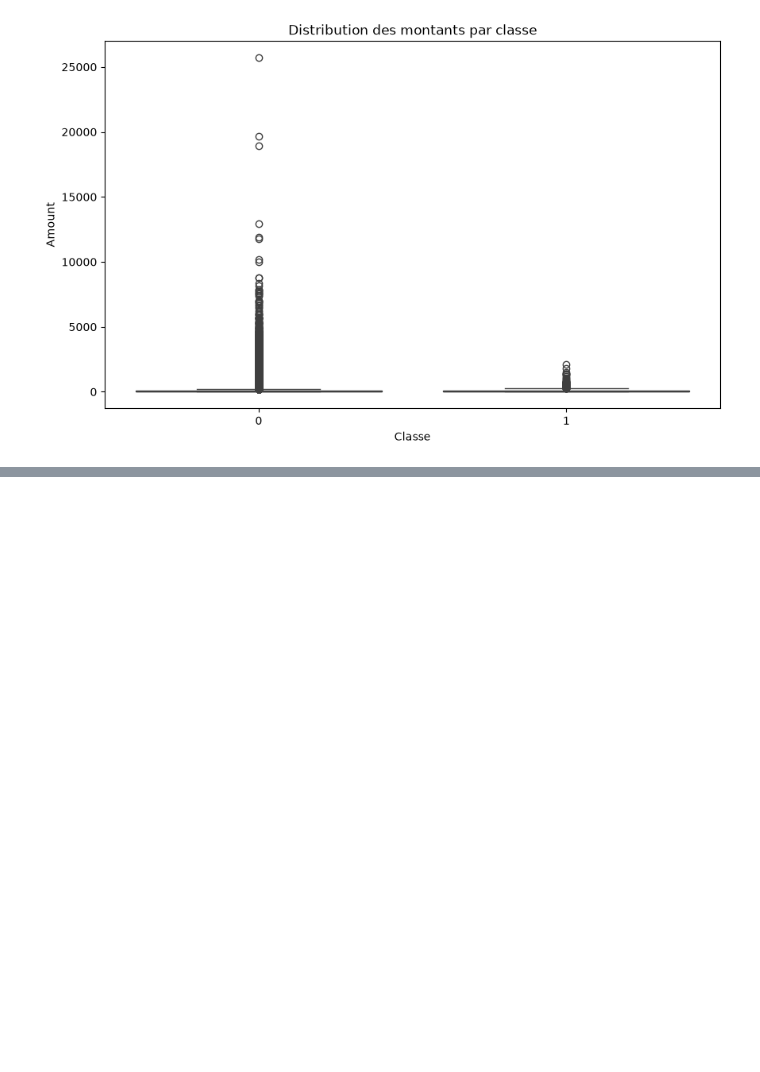
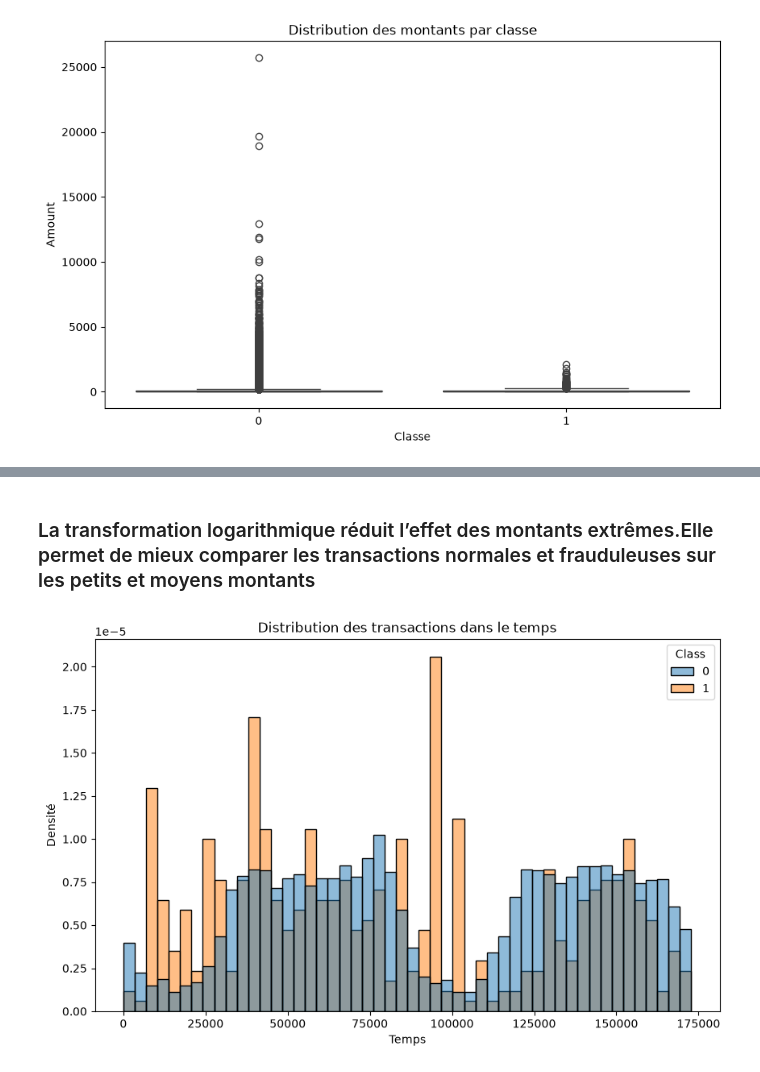
Before and after one commit to AyaQuarine/CreditCardFraud, a Jupyter notebook: notebooks/CreditCardFraud.ipynb, the cells around one changed output, grey strips where cells are left out. Cells and saved outputs as stored; diff of their text form; code cells hidden in the pictures; blank space fills up the shorter version.

```diff
--- a/notebooks/CreditCardFraud.ipynb
+++ b/notebooks/CreditCardFraud.ipynb
@@ -288,0 +302,11 @@ plt.show()
+# %% [markdown]
+### La transformation logarithmique réduit l’effet des montants extrêmes.Elle permet de mieux comparer les transactions normales et frauduleuses sur les petits et moyens montants
+# %%
+plt.figure(figsize=(10,6))
+sns.histplot(data=df, x='Time', hue='Class', bins=50, stat='density', common_norm=False)
+plt.title("Distribution des transactions dans le temps")
+plt.xlabel("Temps")
+plt.ylabel("Densité")
+plt.show()
+# %% [output]
+[figure, added]
```
Also changed, not shown: parts of 3 cells of this notebook.
